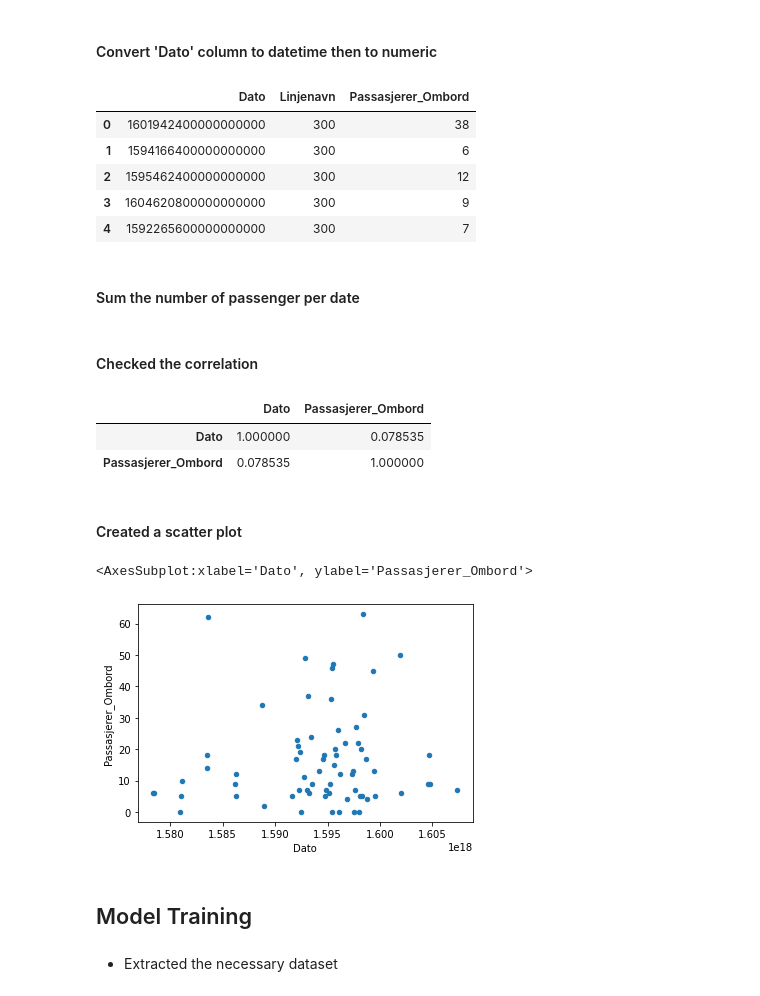
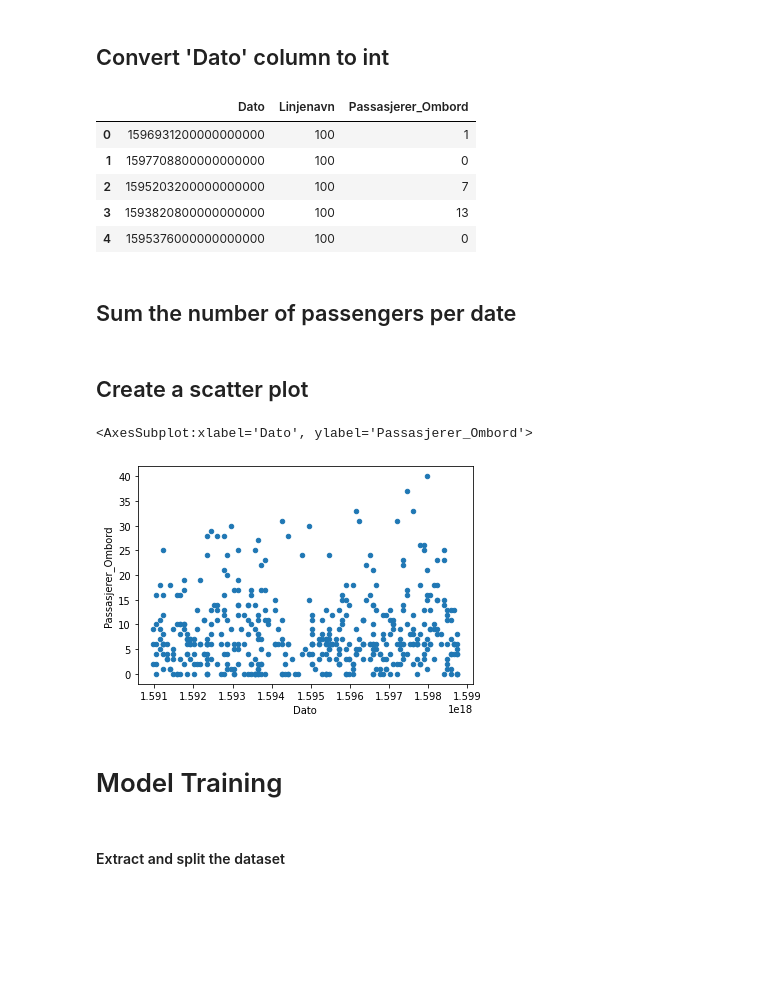
Before and after one commit to glaysa/DAVE3625_Assignment_2, a Jupyter notebook: assignment-2.ipynb, the cells around one changed output. Saved outputs shown, nothing was run; the diff lists cells and outputs as text; code cells hidden in the pictures; blank space fills up the shorter version.

```diff
--- a/assignment-2.ipynb
+++ b/assignment-2.ipynb
@@ -31,6 +36,6 @@ We chose to work on the bus line number 300.
 # %%
 df = df_original.filter(['Dato','Linjenavn','Passasjerer_Ombord'], axis=1)
-df = df[df['Linjenavn'] == '300']
+df = df[df['Linjenavn'] == '100']
 df.head()
 # %% [output]
 |  | Dato | Linjenavn | Passasjerer_Ombord |
@@ -59,16 +55,16 @@ df.head()
 # %% [markdown]
-#### Convert 'Dato' column to datetime then to numeric
+## Convert 'Dato' column to int
 # %%
-df["Dato"] = pd.to_datetime(df["Dato"])
+df["Dato"] = pd.to_datetime(df["Dato"], dayfirst=True)
 df["Dato"] = pd.to_numeric(df["Dato"])
 df.index = np.arange(0, len(df)) # change index to start at 0
 df.head()
 # %% [output]
 |  | Dato | Linjenavn | Passasjerer_Ombord |
-| 0 | 1601942400000000000 | 300 | 38 |
-| 1 | 1594166400000000000 | 300 | 6 |
-| 2 | 1595462400000000000 | 300 | 12 |
-| 3 | 1604620800000000000 | 300 | 9 |
-| 4 | 1592265600000000000 | 300 | 7 |
+| 0 | 1596931200000000000 | 100 | 1 |
+| 1 | 1597708800000000000 | 100 | 0 |
+| 2 | 1595203200000000000 | 100 | 7 |
+| 3 | 1593820800000000000 | 100 | 13 |
+| 4 | 1595376000000000000 | 100 | 0 |
 # %% [markdown]
-#### Sum the number of passenger per date
+## Sum the number of passengers per date
@@ -77,9 +70,0 @@ arr = df.groupby('Dato', as_index=False).agg({'Passasjerer_Ombord':'sum'})
-# %% [markdown]
-#### Checked the correlation
-# %%
-cm = arr.corr()
-cm.style.background_gradient(cmap="coolwarm")
-# %% [output]
-|  | Dato | Passasjerer_Ombord |
-| Dato | 1.000000 | 0.078535 |
-| Passasjerer_Ombord | 0.078535 | 1.000000 |
@@ -86,14 +73,14 @@ cm.style.background_gradient(cmap="coolwarm")
 # %% [markdown]
-#### Created a scatter plot
+## Create a scatter plot
 # %%
-arr.plot.scatter(x="Dato", y='Passasjerer_Ombord')
+df.plot.scatter(x="Dato", y='Passasjerer_Ombord')
 # %% [output]
 <AxesSubplot:xlabel='Dato', ylabel='Passasjerer_Ombord'>
-[figure, old version]
+[figure, new version]
 # %% [markdown]
-## Model Training
+# Model Training
 # %% [markdown]
-- Extracted the necessary dataset
+#### Extract and split the dataset
 # %%
 x = pd.DataFrame(df['Dato'])
 y = pd.DataFrame(df['Passasjerer_Ombord'])
```
Also changed, not shown: parts of 25 cells of this notebook.
